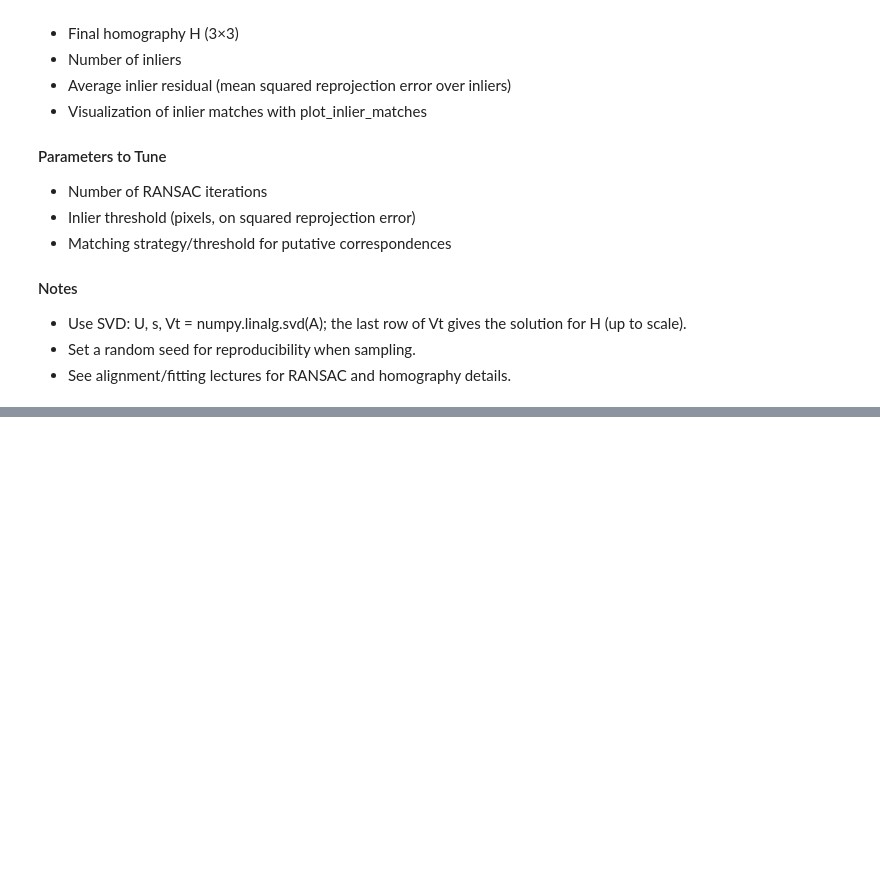
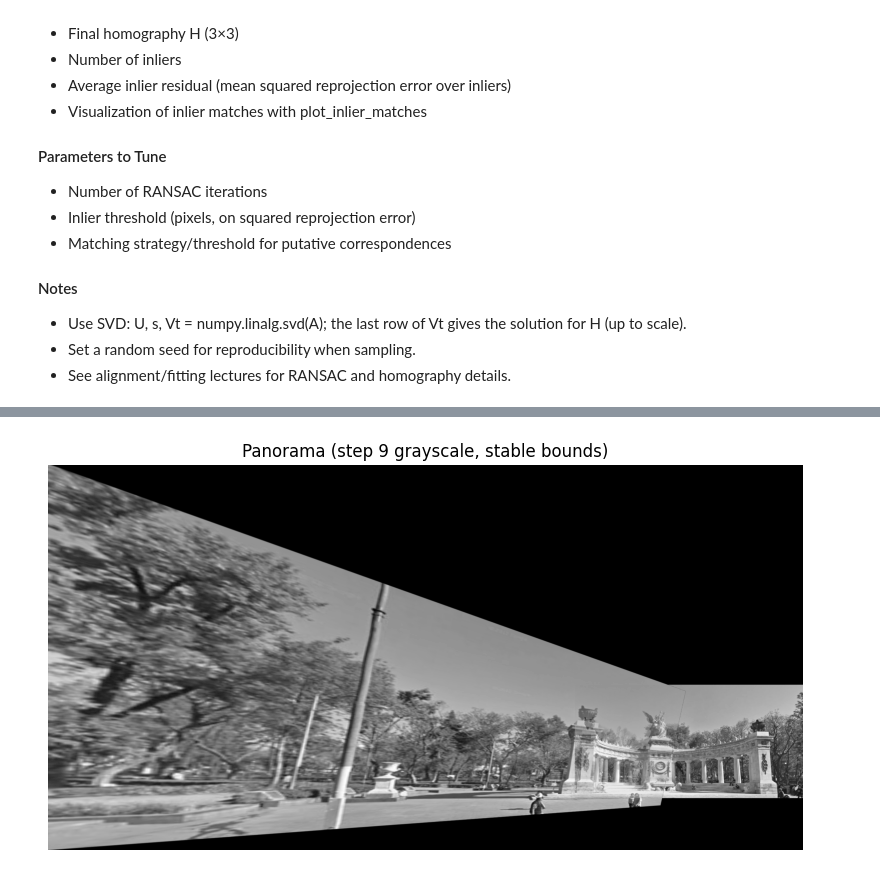
Before and after one commit to rashiqul/ece549, a Jupyter notebook: notebooks/alam_rashiqul_a3.ipynb, the cells around one changed output, grey strips where cells are left out. Cells and saved outputs as stored; diff of their text form; code cells hidden in the pictures; blank space fills up the shorter version.

```diff
--- a/notebooks/alam_rashiqul_a3.ipynb
+++ b/notebooks/alam_rashiqul_a3.ipynb
@@ -437,0 +499,91 @@ Average inlier residual (squared px, final H): 2.811
+# %%
+left_gray  = color.rgb2gray(left_rgb)
+right_gray = color.rgb2gray(right_rgb)
+
+hL, wL = left_gray.shape
+hR, wR = right_gray.shape
+
+# Helper
+def apply_homography(H, pts_xy):
+    homog = np.hstack([pts_xy, np.ones((pts_xy.shape[0],1))])
+    warped = homog @ H.T
+    warped_xy = warped[:, :2] / warped[:, [2]]
+    return warped_xy
+
+# --- sample only boundary points, not just 4 corners ---
+xs = np.linspace(0, wL-1, 50)
+ys = np.linspace(0, hL-1, 50)
+boundary = []
+for x in xs:
+    boundary.append([x, 0])
+    boundary.append([x, hL-1])
+for y in ys:
+    boundary.append([0, y])
+    boundary.append([wL-1, y])
+boundary = np.array(boundary, dtype=np.float32)
+
+# project boundary to right frame
+proj = apply_homography(final_homography, boundary)
+
+# keep only reasonable projections
+keep = (
+    (proj[:,0] > -2000) & (proj[:,0] < wR + 2000) &
+    (proj[:,1] > -2000) & (proj[:,1] < hR + 2000)
+)
+proj = proj[keep]
+
+# corners of right image in right coords
+right_corners = np.array([
+    [0,0],
+    [wR-1,0],
+    [wR-1,hR-1],
+    [0,hR-1]
+], dtype=np.float32)
+
+# combine
+all_pts = np.vstack([proj, right_corners])
+
+min_x = int(np.floor(all_pts[:,0].min()))
+min_y = int(np.floor(all_pts[:,1].min()))
+max_x = int(np.ceil(all_pts[:,0].max()))
+max_y = int(np.ceil(all_pts[:,1].max()))
+
+pan_w = max_x - min_x + 1
+pan_h = max_y - min_y + 1
+print("Panorama size (h,w):", pan_h, pan_w)
+
+# translation
+T = np.array([
+    [1, 0, -min_x],
+    [0, 1, -min_y],
+    [0, 0, 1]
+], dtype=np.float32)
+
+H_left_to_pan  = T @ final_homography
+H_right_to_pan = T
+
+# warp both
+H_left_inv = np.linalg.inv(H_left_to_pan)
+H_right_inv = np.linalg.inv(H_right_to_pan)
+tform_left  = ProjectiveTransform(H_left_inv)
+tform_right = ProjectiveTransform(H_right_inv)
+
+left_pan  = warp(left_gray,  tform_left,  output_shape=(pan_h, pan_w))
+right_pan = warp(right_gray, tform_right, output_shape=(pan_h, pan_w))
+
+# blend
+mask_left  = left_pan  > 0
+mask_right = right_pan > 0
+both = mask_left & mask_right
+
+panorama = np.zeros((pan_h, pan_w))
+panorama[mask_left & ~mask_right]  = left_pan[mask_left & ~mask_right]
+panorama[mask_right & ~mask_left]  = right_pan[mask_right & ~mask_left]
+panorama[both] = 0.5*left_pan[both] + 0.5*right_pan[both]
+
+plt.figure(figsize=(12,5))
+plt.imshow(panorama, cmap='gray')
+plt.axis('off')
+plt.title('Panorama (step 9 grayscale, stable bounds)')
+plt.show()
+# %% [output]
@@ -437,0 +591 @@ Average inlier residual (squared px, final H): 2.811
+[figure, added]
```
Also changed, not shown: parts of 8 cells of this notebook.
